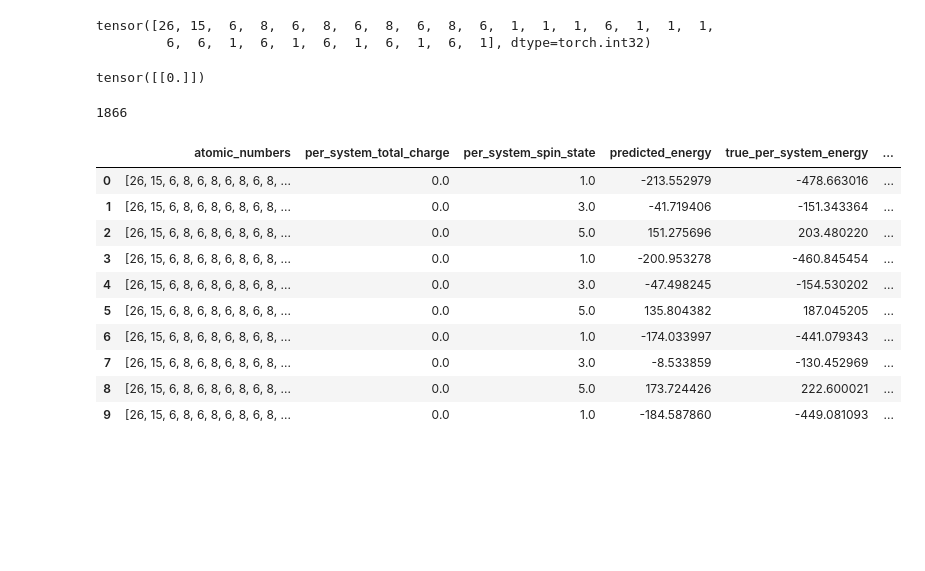
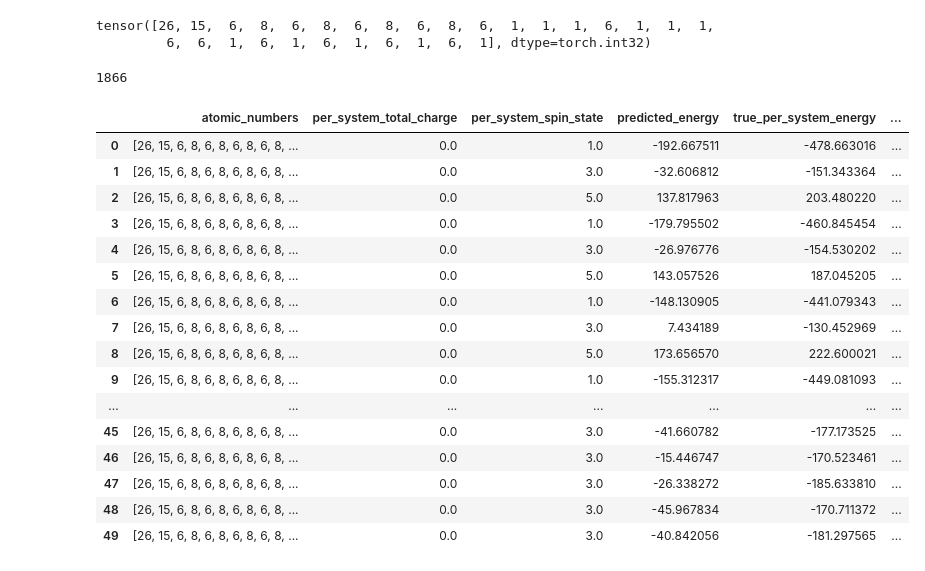
Before and after one commit to MarshallYan/modelforge-experiments, a Jupyter notebook: analysis/MAE_distribution.py.ipynb, the cells around one changed output. Cells and saved outputs as stored; diff of their text form; code cells hidden in the pictures; blank space fills up the shorter version.

```diff
--- a/analysis/MAE_distribution.py.ipynb
+++ b/analysis/MAE_distribution.py.ipynb
@@ -60,7 +60,7 @@ dm = initialize_datamodule(
     local_cache_dir="../cache",
     batch_size=1,
     dataset_cache_dir="./dataset_cache",
-    local_yaml_file = "/Users/syan/workdir/modelforge-experiments/experiments/exp12/cache/tmqm-openff_ext/tmqm_openff_local.yaml", #note, this should in general be the full path to the yaml file,
+    local_yaml_file = "/Users/syan/workdir/modelforge-experiments/experiments/exp12/cache/tmqm_openff_ext/tmqm_openff_local.yaml", #note, this should in general be the full path to the yaml file,
                                                         #but for testing purposes on CI, we need to use a placeholder
                                                         #i.e., path_to_file, which the test will replace.
     properties_of_interest= ["atomic_numbers", "positions", "dft_total_energy", "scf_dipole", "total_charge", "lowdin_partial_charges", "per_system_spin_multiplicity", "dft_total_force"],
@@ -278,6 +278,5 @@ with torch.no_grad():  # Disable gradient tracking to save memory
     for batch in test_dataloader:
         nnp_output = potential(batch.nnp_input)
         predictions.append(nnp_output)
-        break
 # %%
 torch.save(predictions, "predictions.pt")
@@ -315,10 +309,6 @@ with torch.no_grad():  # Disable gradient tracking to save memory
         per_system_total_charge.append(batch.nnp_input.per_system_total_charge.item())
         per_system_spin_state.append(batch.nnp_input.per_system_spin_state.item())
         predicted_energy.append(predictions[i]["per_system_energy"].item())
-# %%
-batch.nnp_input.per_system_total_charge
-# %% [output]
-tensor([[0.]])
 # %%
 def group_record_indices(predictions):
     record_index_collections = []
@@ -370,19 +360,25 @@ df = pd.DataFrame(
     }
 )
 # %%
-df[:10]
+df[:50]
 # %% [output]
 |  | atomic_numbers | per_system_total_charge | per_system_spin_state | predicted_energy | true_per_system_energy | ... |
-| 0 | [26, 15, 6, 8, 6, 8, 6, 8, 6, 8, ... | 0.0 | 1.0 | -213.552979 | -478.663016 | ... |
-| 1 | [26, 15, 6, 8, 6, 8, 6, 8, 6, 8, ... | 0.0 | 3.0 | -41.719406 | -151.343364 | ... |
-| 2 | [26, 15, 6, 8, 6, 8, 6, 8, 6, 8, ... | 0.0 | 5.0 | 151.275696 | 203.480220 | ... |
-| 3 | [26, 15, 6, 8, 6, 8, 6, 8, 6, 8, ... | 0.0 | 1.0 | -200.953278 | -460.845454 | ... |
-| 4 | [26, 15, 6, 8, 6, 8, 6, 8, 6, 8, ... | 0.0 | 3.0 | -47.498245 | -154.530202 | ... |
-| 5 | [26, 15, 6, 8, 6, 8, 6, 8, 6, 8, ... | 0.0 | 5.0 | 135.804382 | 187.045205 | ... |
-| 6 | [26, 15, 6, 8, 6, 8, 6, 8, 6, 8, ... | 0.0 | 1.0 | -174.033997 | -441.079343 | ... |
-| 7 | [26, 15, 6, 8, 6, 8, 6, 8, 6, 8, ... | 0.0 | 3.0 | -8.533859 | -130.452969 | ... |
-| 8 | [26, 15, 6, 8, 6, 8, 6, 8, 6, 8, ... | 0.0 | 5.0 | 173.724426 | 222.600021 | ... |
-| 9 | [26, 15, 6, 8, 6, 8, 6, 8, 6, 8, ... | 0.0 | 1.0 | -184.587860 | -449.081093 | ... |
+| 0 | [26, 15, 6, 8, 6, 8, 6, 8, 6, 8, ... | 0.0 | 1.0 | -192.667511 | -478.663016 | ... |
+| 1 | [26, 15, 6, 8, 6, 8, 6, 8, 6, 8, ... | 0.0 | 3.0 | -32.606812 | -151.343364 | ... |
+| 2 | [26, 15, 6, 8, 6, 8, 6, 8, 6, 8, ... | 0.0 | 5.0 | 137.817963 | 203.480220 | ... |
+| 3 | [26, 15, 6, 8, 6, 8, 6, 8, 6, 8, ... | 0.0 | 1.0 | -179.795502 | -460.845454 | ... |
+| 4 | [26, 15, 6, 8, 6, 8, 6, 8, 6, 8, ... | 0.0 | 3.0 | -26.976776 | -154.530202 | ... |
+| 5 | [26, 15, 6, 8, 6, 8, 6, 8, 6, 8, ... | 0.0 | 5.0 | 143.057526 | 187.045205 | ... |
+| 6 | [26, 15, 6, 8, 6, 8, 6, 8, 6, 8, ... | 0.0 | 1.0 | -148.130905 | -441.079343 | ... |
+| 7 | [26, 15, 6, 8, 6, 8, 6, 8, 6, 8, ... | 0.0 | 3.0 | 7.434189 | -130.452969 | ... |
+| 8 | [26, 15, 6, 8, 6, 8, 6, 8, 6, 8, ... | 0.0 | 5.0 | 173.656570 | 222.600021 | ... |
+| 9 | [26, 15, 6, 8, 6, 8, 6, 8, 6, 8, ... | 0.0 | 1.0 | -155.312317 | -449.081093 | ... |
+| ... | ... | ... | ... | ... | ... | ... |
+| 45 | [26, 15, 6, 8, 6, 8, 6, 8, 6, 8, ... | 0.0 | 3.0 | -41.660782 | -177.173525 | ... |
+| 46 | [26, 15, 6, 8, 6, 8, 6, 8, 6, 8, ... | 0.0 | 3.0 | -15.446747 | -170.523461 | ... |
+| 47 | [26, 15, 6, 8, 6, 8, 6, 8, 6, 8, ... | 0.0 | 3.0 | -26.338272 | -185.633810 | ... |
+| 48 | [26, 15, 6, 8, 6, 8, 6, 8, 6, 8, ... | 0.0 | 3.0 | -45.967834 | -170.711372 | ... |
+| 49 | [26, 15, 6, 8, 6, 8, 6, 8, 6, 8, ... | 0.0 | 3.0 | -40.842056 | -181.297565 | ... |
 # %%
 sns.histplot(df, y="errors", hue="per_system_spin_state")
 plt.show()
```
Also changed, not shown: parts of 9 cells of this notebook, 9 other files.
